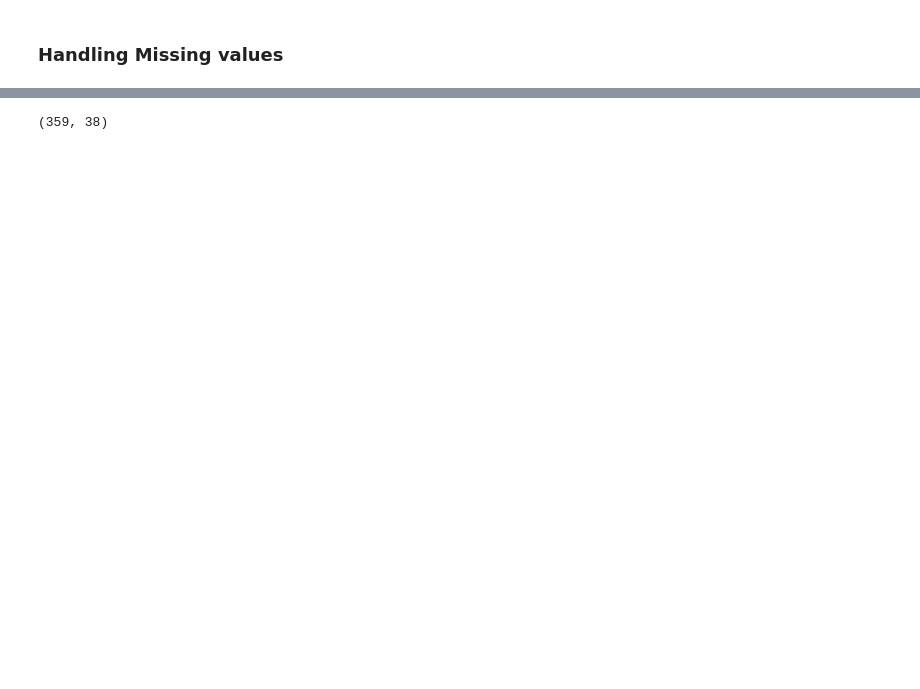
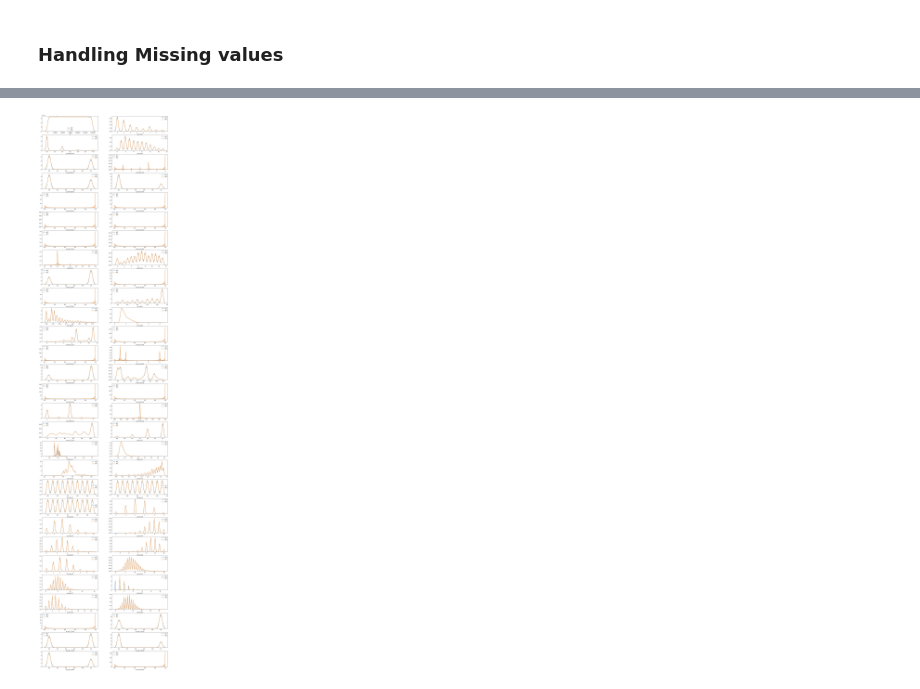
Before and after one commit to siddharthoza/100_days_of_ML_Day_3, a Jupyter notebook: Day 3.ipynb, the cells around one changed output, grey strips where cells are left out. Saved outputs shown, nothing was run; the diff lists cells and outputs as text; code cells hidden in the pictures; blank space fills up the shorter version.

```diff
--- a/Day 3.ipynb
+++ b/Day 3.ipynb
@@ -10,3 +8,5 @@ data=data.drop(columns=['Unnamed: 0'])
+# %%
+test=pd.read_csv('C:\\Users\\Siddharth\\Documents\\100 days of ML\\SafeDriverPrediction\\test.csv',na_values="-1")
 # %%
 data.describe()
 # %% [output]
@@ -61,4 +67,49 @@ newData.dropna()
-# %%
-newData.shape
-# %% [output]
-(359, 38)
+# %%
+%matplotlib inline
+import seaborn as sns
+import matplotlib.gridspec as gs
+import matplotlib.pyplot as plt
+import itertools
+
+def distComparison(df1, df2):
+    a = len(df1.columns)
+    if a%2 != 0:
+        a += 1
+
+    n = np.floor(np.sqrt(a)).astype(np.int64)
+
+    while a%n != 0:
+        n -= 1
+
+    m = (a/n).astype(np.int64)
+    coords = list(itertools.product(list(range(m)), list(range(n))))
+
+    numerics = df1.select_dtypes(include=[np.number]).columns
+    cats = df1.select_dtypes(include=['category']).columns
+
+    fig = plt.figure(figsize=(20, 90))
+    axes = gs.GridSpec(m, n)
+    axes.update(wspace=0.25, hspace=0.25)
+
+    for i in range(len(numerics)):
+        x, y = coords[i]
+        ax = plt.subplot(axes[x, y])
+        col = numerics[i]
+        sns.kdeplot(df1[col].dropna(), ax=ax, label='df1').set(xlabel=col)
+        sns.kdeplot(df2[col].dropna(), ax=ax, label='df2')
+
+    for i in range(0, len(cats)):
+        x, y = coords[len(numerics)+i]
+        ax = plt.subplot(axes[x, y])
+        col = cats[i]
+
+        df1_temp = df1[col].value_counts()
+        df2_temp = df2[col].value_counts()
+        df1_temp = pd.DataFrame({col: df1_temp.index, 'value': df1_temp/len(df1), 'Set': np.repeat('df1', len(df1_temp))})
+        df2_temp = pd.DataFrame({col: df2_temp.index, 'value': df2_temp/len(df2), 'Set': np.repeat('df2', len(df2_temp))})
+
+        sns.barplot(x=col, y='value', hue='Set', data=pd.concat([df1_temp, df2_temp]), ax=ax).set(ylabel='Percentage')
+
+distComparison(data.drop('target',1), test)
+# %% [output]
+[figure, added]
```
Also changed, not shown: parts of 35 cells of this notebook.
